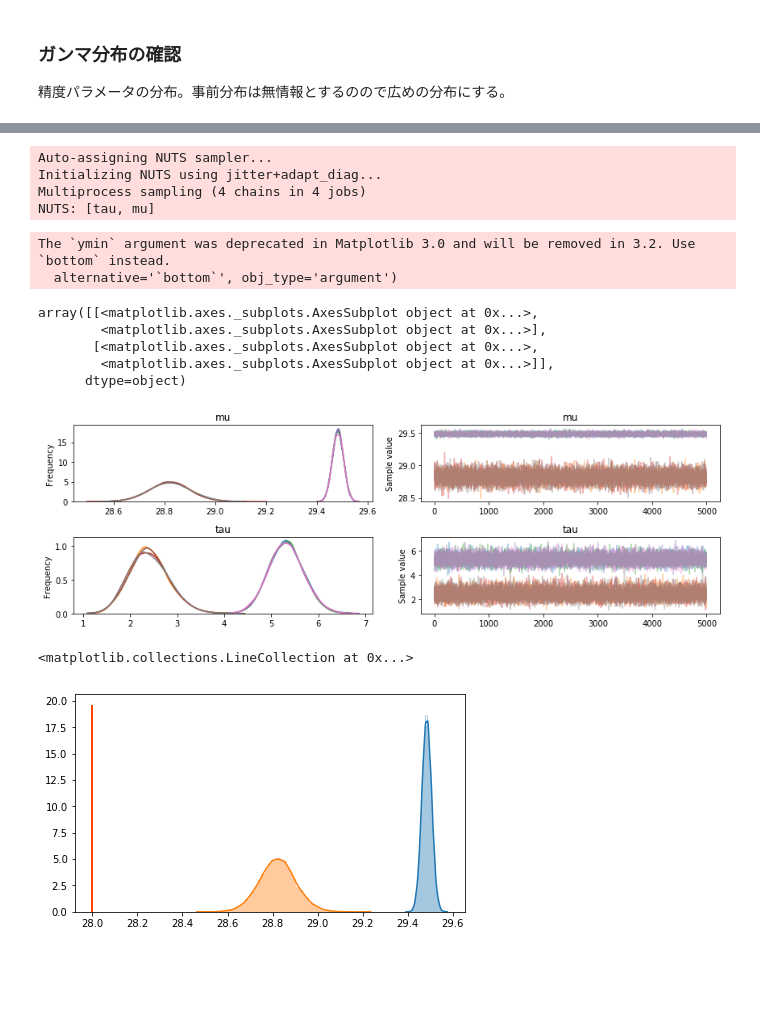
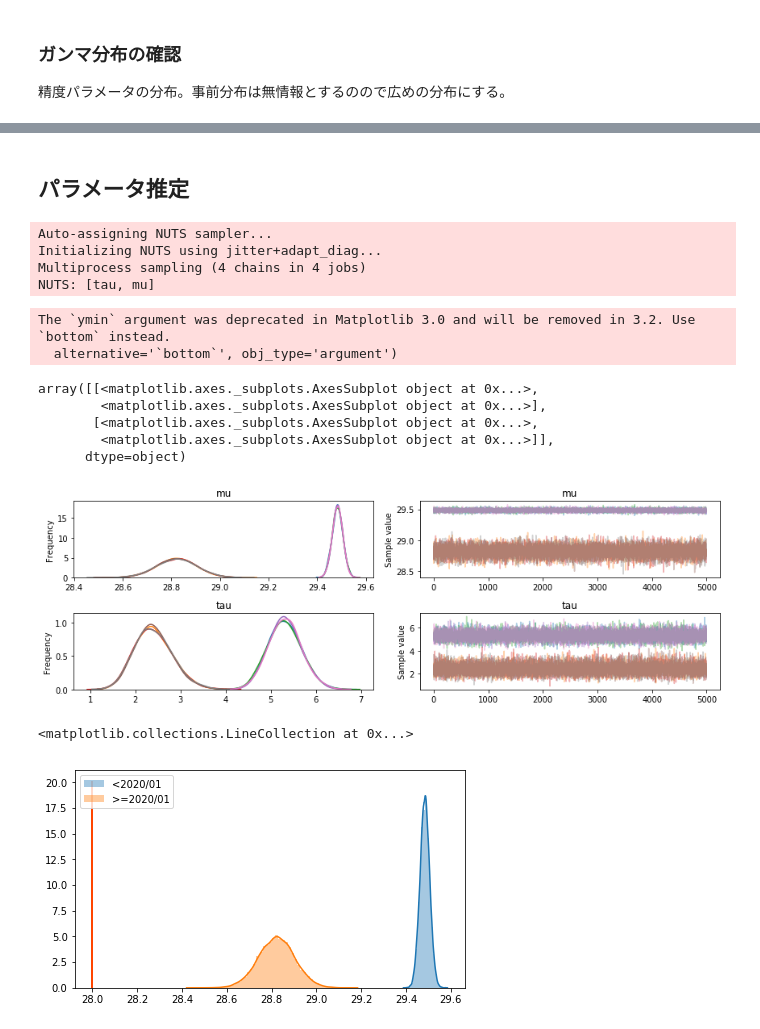
Before and after one commit to tok41/choco-ball-statistics, a Jupyter notebook: analysis/jupyter/check_net_weight.ipynb, the cells around one changed output, grey strips where cells are left out. Drawn from its saved outputs; the diff is of its cells as text; code cells hidden in the pictures; blank space fills up the shorter version.

```diff
--- a/analysis/jupyter/check_net_weight.ipynb
+++ b/analysis/jupyter/check_net_weight.ipynb
@@ -21,11 +21,10 @@ WARNING (theano.tensor.blas): Using NumPy C-API based implementation for BLAS fu
 - 期間 : 全期間（賞味期限でグループ分けするため、賞味期限の記録が無いものは除外）
 # %%
-dbfile = '../../data/choco-ball.db'
+dbfile = 'choco-ball.db'
 data = cu.get_data(db_file=dbfile, filter_str='best_before is not NULL and taste == 0')
 data = data.drop(columns=['shop', 'factory'])
 data.best_before = pd.to_datetime(data.best_before)
 data.measure_date = pd.to_datetime(data.measure_date)
-data.head()
 # %% [output]
 SELECT measure_date, best_before, prd_number, weight, box_weight, ball_number, factory, shop, angel, campaign, taste, buyer, (weight - box_weight), (weight - box_weight)/ball_number FROM measurement W ...
 Shape of MeasurementData(record_num, n_columns) : (479, 14)
@@ -156,3 +147,5 @@ sns.distplot(s, kde=False, ax=ax)
+# %% [markdown]
+## パラメータ推定
 # %%
 idx = [1 if f else 0 for f in list(data.best_before.dt.date >= datetime.date(2020, 1, 1))]
 spec = 28.
@@ -183,20 +176,21 @@ array([[<matplotlib.axes._subplots.AxesSubplot object at 0x...>,
        [<matplotlib.axes._subplots.AxesSubplot object at 0x...>,
         <matplotlib.axes._subplots.AxesSubplot object at 0x...>]],
       dtype=object)
-[figure, old version]
+[figure, new version]
 # %%
 fig = plt.figure(figsize=(7, 4))
 ax = fig.subplots(1, 1)
 
 mu_trace = trace['mu']
 sns.distplot(mu_trace[:,0], ax=ax, label='<2020/01')
 sns.distplot(mu_trace[:,1], ax=ax, label='>=2020/01')
+ax.legend()
 
 _, _, ymin, ymax = ax.axis()
 ax.vlines(28, ymin, ymax, color='#ff4500', lw=2, label='spec=28g')
 # %% [output]
 <matplotlib.collections.LineCollection at 0x...>
-[figure, old version]
+[figure, new version]
 # %%
 sns.distplot((mu_trace[:,0]-mu_trace[:,1]))
 # %% [output]
```
Also changed, not shown: parts of 7 cells of this notebook.
